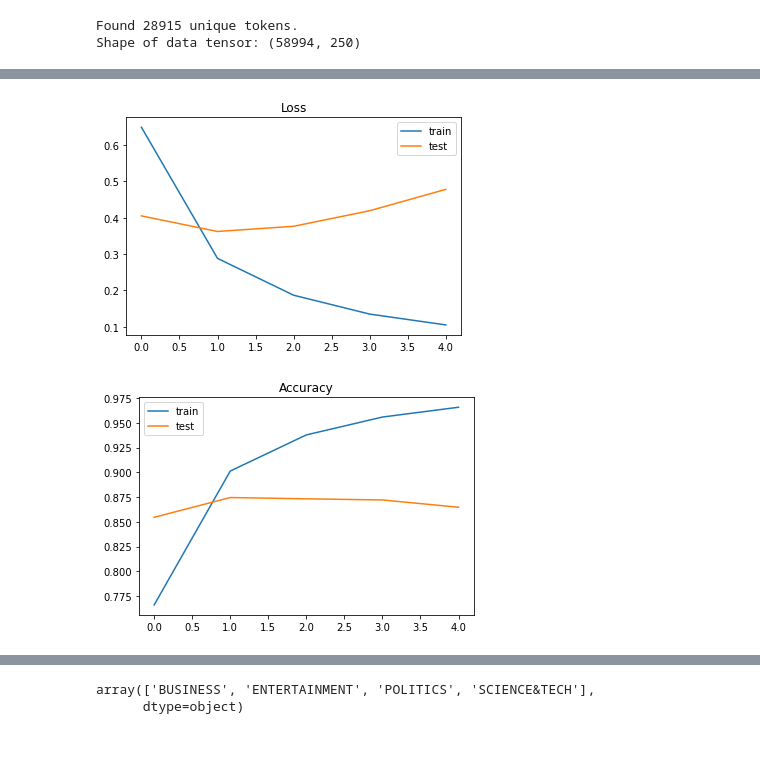
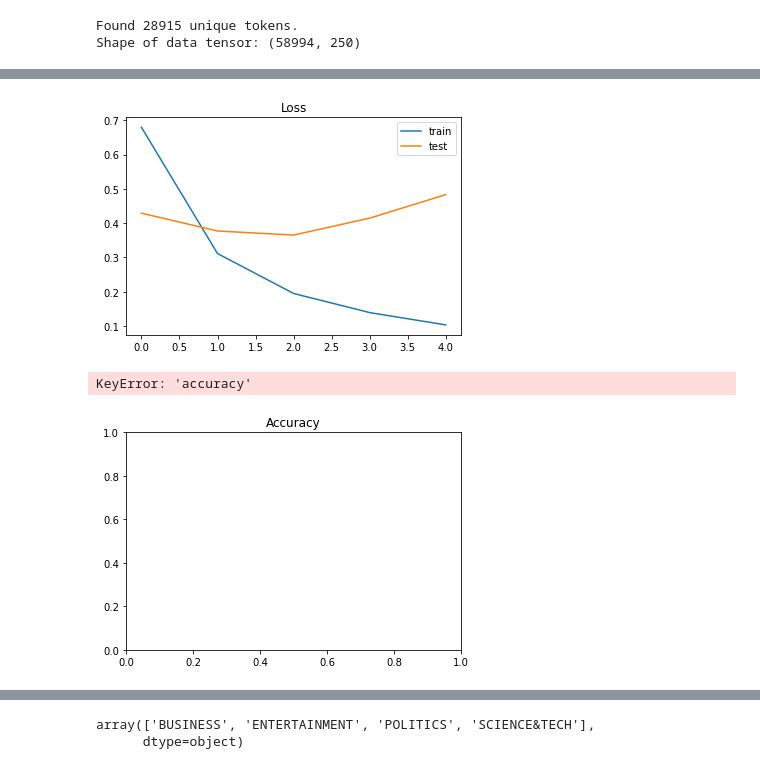
Before and after one commit to dee-hub/Text-Categorization-With-Python, a Jupyter notebook: Text Summarization with LSTM.ipynb, the cells around one changed output, grey strips where cells are left out. Saved outputs shown, nothing was run; the diff lists cells and outputs as text; code cells hidden in the pictures.

```diff
--- a/Text Summarization with LSTM.ipynb
+++ b/Text Summarization with LSTM.ipynb
@@ -139,11 +145,8 @@ Shape of data tensor: (58994, 250)
 lb = LabelEncoder()
 Y = lb.fit_transform(dtf['category'])
 # %%
-
-
-
-from sklearn.preprocessing import LabelEncoder
-Y = LabelEncoder().fit_transform(dtf['category'])
+#from sklearn.preprocessing import LabelEncoder
+#Y = LabelEncoder().fit_transform(dtf['category'])
 
 #Y = pd.get_dummies(dtf['category']).values
 #print('Shape of label tensor:', Y.shape)
@@ -164,7 +167,7 @@ model.add(Embedding(MAX_NB_WORDS, EMBEDDING_DIM, input_length=X.shape[1]))
 model.add(SpatialDropout1D(0.2))
 model.add(LSTM(100, dropout=0.2, recurrent_dropout=0.2))
 model.add(Dense(13, activation='softmax'))
-model.compile(loss='sparse_categorical_crossentropy', optimizer='adam', metrics=['accuracy'])
+model.compile(loss='sparse_categorical_crossentropy', optimizer='adam', metrics=['acc'])
 print(model.summary())
 
 epochs = 5
@@ -187,18 +190,6 @@ padded
 
 accr = model.evaluate(X_test,Y_test)
 print('Test set\n  Loss: {:0.3f}\n  Accuracy: {:0.3f}'.format(accr[0],accr[1]))
-
-plt.title('Loss')
-plt.plot(history.history['loss'], label='train')
-plt.plot(history.history['val_loss'], label='test')
-plt.legend()
-plt.show();
-
-plt.title('Accuracy')
-plt.plot(history.history['accuracy'], label='train')
-plt.plot(history.history['val_accuracy'], label='test')
-plt.legend()
-plt.show();
 # %% [output]
 (53094, 250) (53094,)
 (5900, 250) (5900,)
@@ -220,2 +211,3 @@ Test set
-[figure, old version]
+[figure, new version]
+KeyError: 'accuracy'
-[figure, old version]
+[figure, new version]
```
Also changed, not shown: parts of 9 cells of this notebook, 8 other files.
